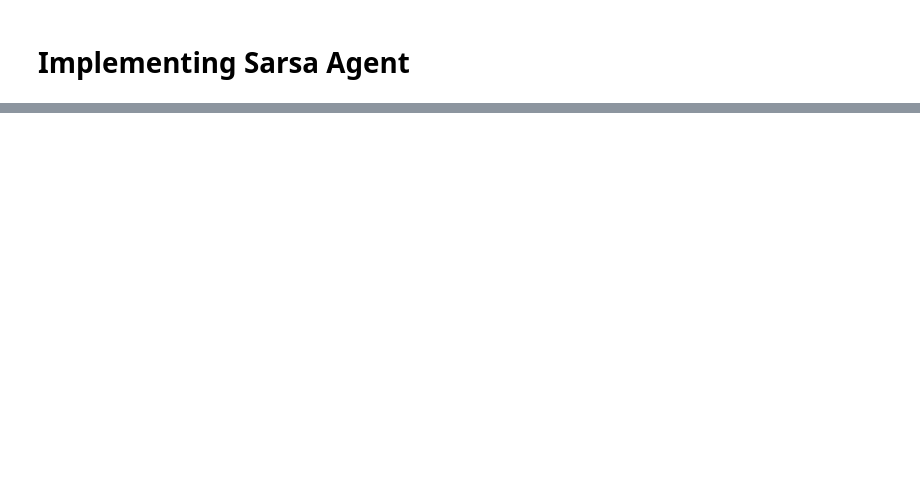
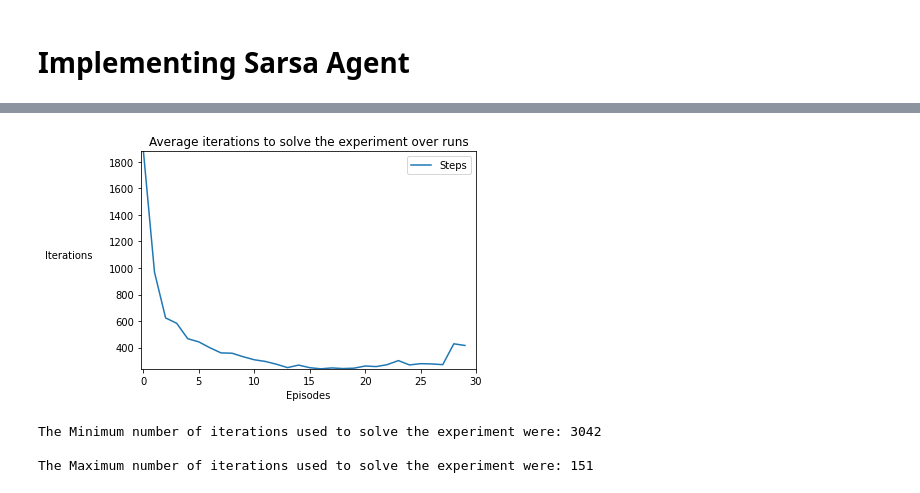
Before and after one commit to MikeS96/rl_openai, a Jupyter notebook: Mountain Car.ipynb, the cells around one changed output, grey strips where cells are left out. Saved outputs shown, nothing was run; the diff lists cells and outputs as text; code cells hidden in the pictures; blank space fills up the shorter version.

```diff
--- a/Mountain Car.ipynb
+++ b/Mountain Car.ipynb
@@ -173,16 +188,2 @@ The Tiles obtained are: [0 1 2 3 4 5 6 7]
-# %%
-def argmax(q_values):
-    top = float("-inf")
-    ties = []
-
-    for i in range(len(q_values)):
-        if q_values[i] > top:
-            top = q_values[i]
-            ties = []
-
-        if q_values[i] == top:
-            ties.append(i)
-
-    return np.random.choice(ties)
 # %% [markdown]
 # Implementing Sarsa Agent
@@ -371,0 +448,17 @@ def wrap_env(env, k):
+# %%
+steps_average = np.mean(np.array(all_steps), axis=0)
+plt.plot(steps_average, label = 'Steps')
+plt.xlabel("Episodes")
+plt.ylabel("Iterations",rotation=0, labelpad=40)
+plt.xlim(-0.2, num_episodes)
+plt.ylim(steps_average.min(), steps_average.max())
+plt.title("Average iterations to solve the experiment over runs")
+plt.legend()
+plt.show()
+print("The Minimum number of iterations used to solve the experiment were: {0}\n".format(np.array(all_steps).max()))
+print("The Maximum number of iterations used to solve the experiment were: {0}\n".format(np.array(all_steps).min()))
+# %% [output]
+[figure, added]
+The Minimum number of iterations used to solve the experiment were: 3042
+
+The Maximum number of iterations used to solve the experiment were: 151
```
Also changed, not shown: parts of 24 cells of this notebook, 2 other files.
